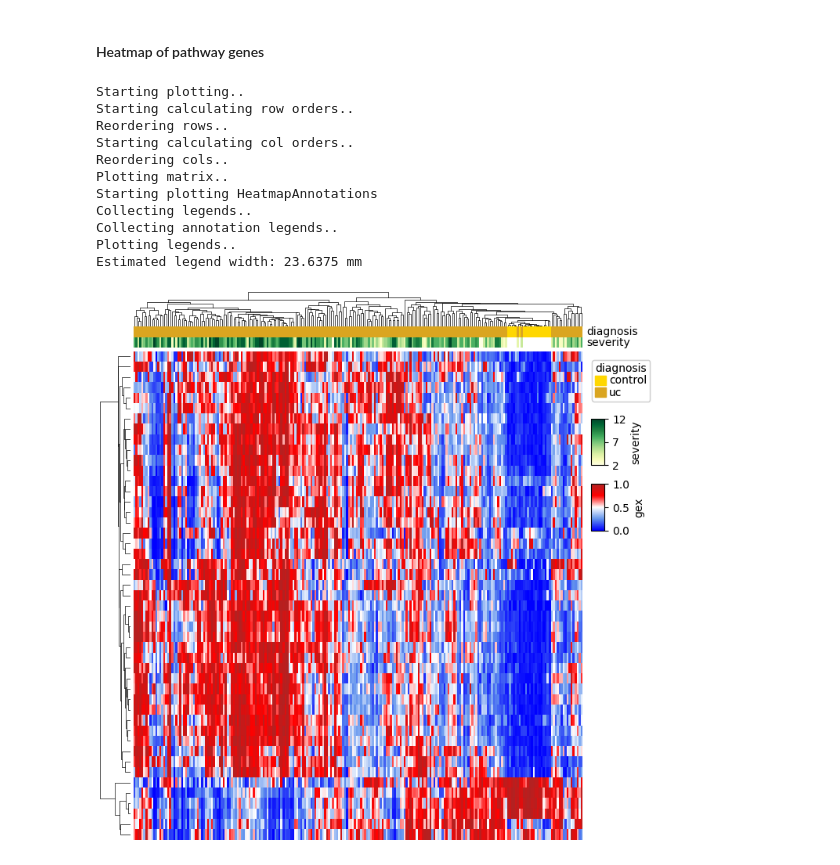
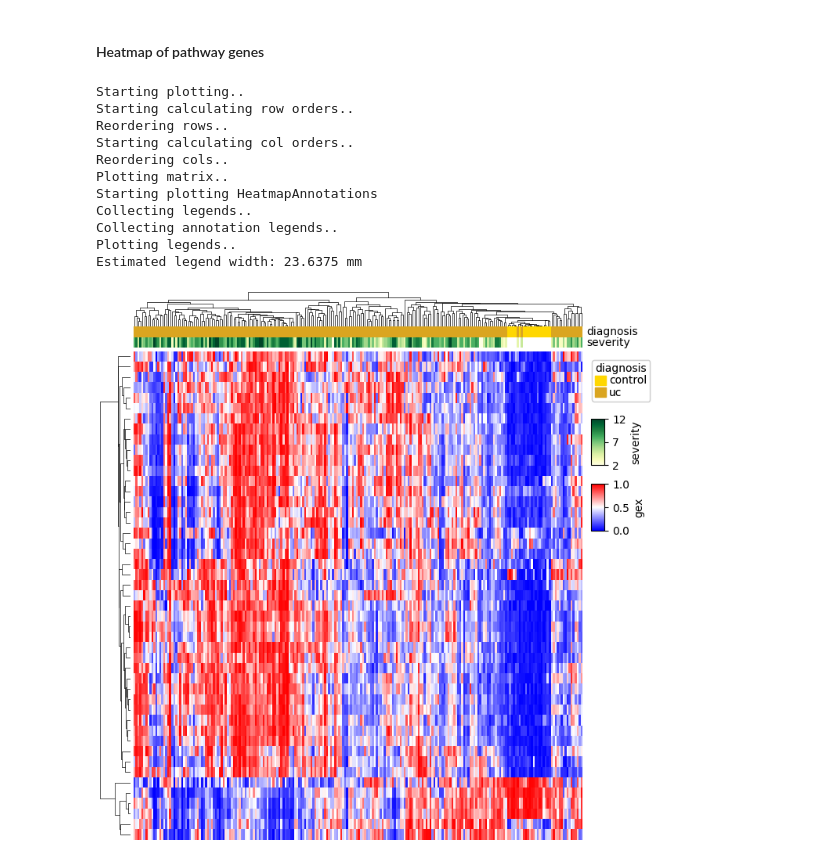
Before and after one commit to AndreaRMICL/omics_tools, a Jupyter notebook: notebooks/multivariate_supervised.ipynb, the cells around one changed output. Drawn from its saved outputs; the diff is of its cells as text; code cells hidden in the pictures.

```diff
--- a/notebooks/multivariate_supervised.ipynb
+++ b/notebooks/multivariate_supervised.ipynb
@@ -266,14 +242,6 @@ PATHWAY_NAME = "TNF signaling pathway"
 # %%
 pathway_genes = list(pathways_enriched_both.loc[pathways_enriched_both["annotation_id"] == PATHWAY_NAME, "overlap"].iloc[0])
 # %%
-# Custome color palette for heatmap
-color_names = ['blue', 'cornflowerblue', 'white', 'red', 'firebrick']
-
-# Map the color names to RGB tuples using matplotlib's color dictionary
-colors = [mcolors.to_rgb(color) for color in color_names]
-nodes = list(np.arange(0, 1.25, 0.25))
-custom_cmap = LinearSegmentedColormap.from_list("custom_cmap", list(zip(nodes, colors)))
-
 # Annotation for samples
 col_ha = pch.HeatmapAnnotation(
     diagnosis=pch.anno_simple(
@@ -283,32 +251,32 @@ col_ha = pch.HeatmapAnnotation(
         legend=True
     ),
     severity=pch.anno_simple(metadata[SEVERITY_COLUMNS[0]], cmap='YlGn')
 )
 
 # Heatmap
 plt.figure(figsize=(8, 8))
 
 pch.ClusterMapPlotter(data=data_qt[pathway_genes].T,
-                      cmap=custom_cmap,
+                      cmap="bwr",
                       row_dendrogram=True,
                       col_dendrogram=True,
                       show_rownames=False,
                       show_colnames=False,
                       label='gex',
                       top_annotation=col_ha
                      )
 
 plt.show()
 # %% [output]
 Starting plotting..
 Starting calculating row orders..
 Reordering rows..
 Starting calculating col orders..
 Reordering cols..
 Plotting matrix..
 Starting plotting HeatmapAnnotations
 Collecting legends..
 Collecting annotation legends..
 Plotting legends..
 Estimated legend width: 23.6375 mm
-[figure, old version]
+[figure, new version]
```
Also changed, not shown: parts of 8 cells of this notebook, 2 other files.
